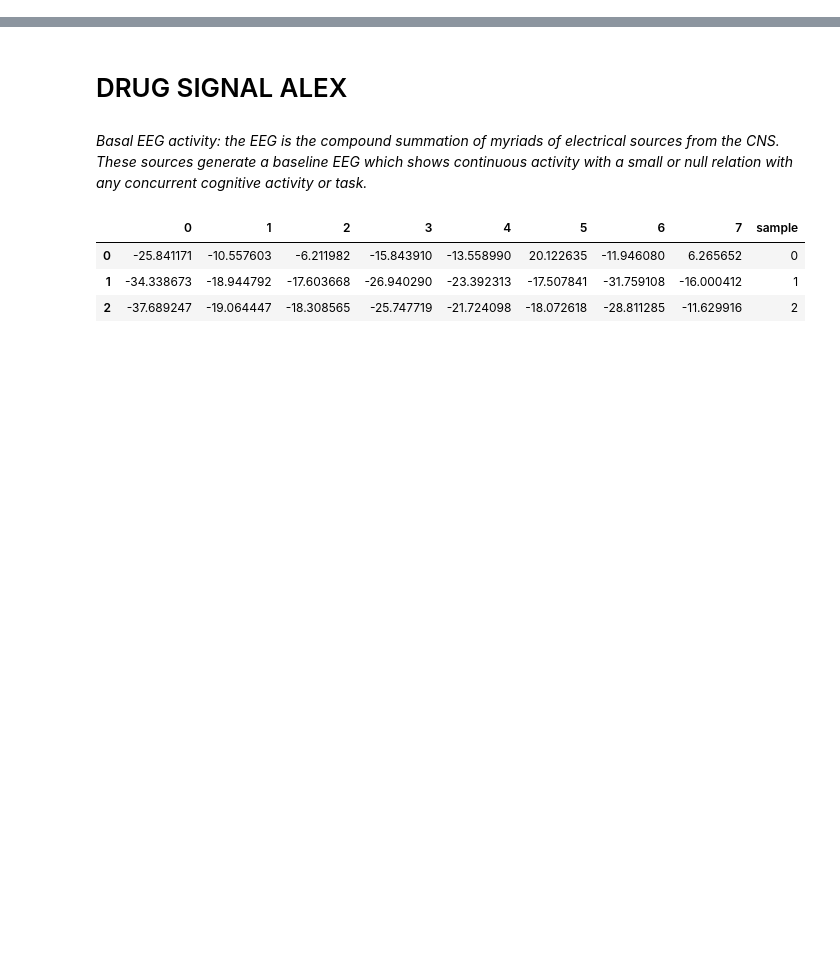
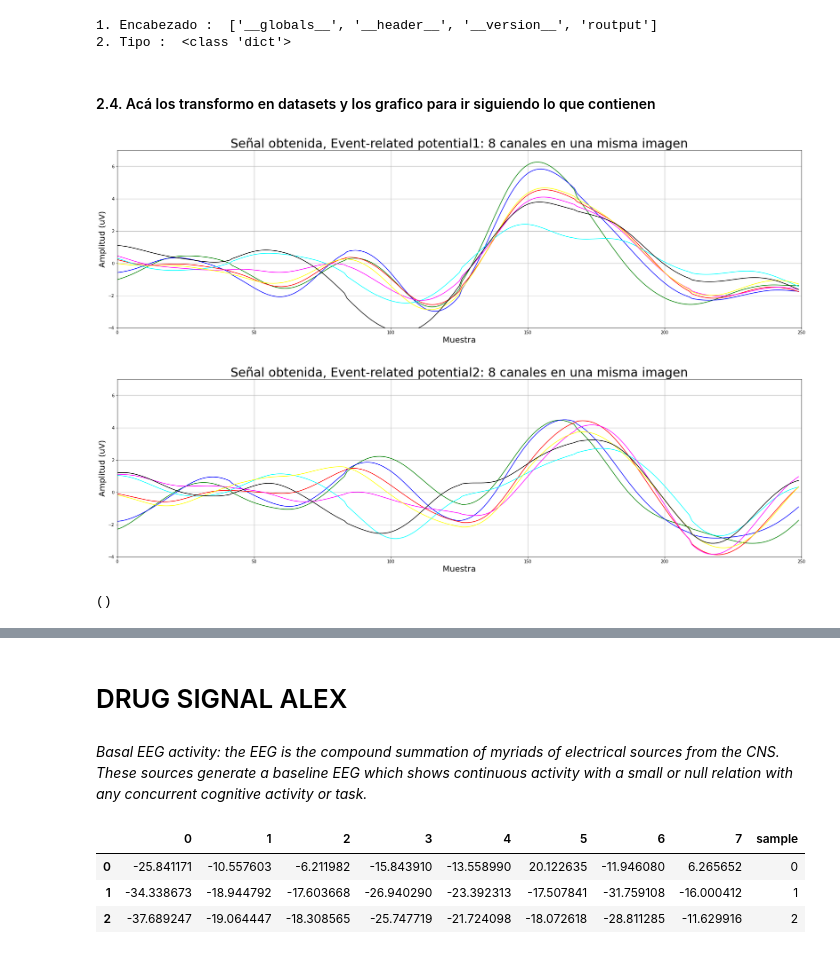
Before and after one commit to alexchavez1980/repo_tesis2, a Jupyter notebook: a_DrugSignal_221122.ipynb, the cells around one changed output, grey strips where cells are left out. Cells and saved outputs as stored; diff of their text form; code cells hidden in the pictures; blank space fills up the shorter version.

```diff
--- a/A_DrugSignal_01.ipynb
+++ b/a_DrugSignal_221122.ipynb
@@ -102,15 +0,0 @@ channelNames
-# %%
-plt.figure(figsize=(30,8))
-axes = plt.gca()
-for i in range(0,8):
-    plt.plot(df_mat4_data['index'], df_mat4_data[i], color[i])
-axes.set_title('Señal obtenida: 8 canales en una misma imagen')
-axes.set_xlabel('Muestra')
-axes.set_ylabel('Amplitud (uV)')
-axes.title.set_size(30)
-axes.xaxis.label.set_size(20)
-axes.yaxis.label.set_size(20)
-plt.axis((0,350000,-1700,2000))
-plt.grid()
-plt.savefig("./images_alex/01 - P300S04_PRUEBA.jpg")
-plt.show()
@@ -264,0 +41,3 @@ plt.show()
+# %%
+xlabel = 'Muestra'
+ylabel = 'Amplitud (uV)'
@@ -264,0 +162,6 @@ plt.show()
+# %%
+print("1. Encabezado : ", sorted(mat))                                      #Informativo
+print("2. Tipo : ", type(mat))
+# %% [output]
+1. Encabezado :  ['__globals__', '__header__', '__version__', 'routput']
+2. Tipo :  <class 'dict'>
@@ -264,0 +184,19 @@ plt.show()
+# %% [markdown]
+#### 2.4. Acá los transformo en datasets y los grafico para ir siguiendo lo que contienen
+# %%
+df_erptemplate1 = to_df(erptemplate1)
+df_erptemplate2 = to_df(erptemplate2)
+
+data_frame = df_erptemplate1
+titulo = 'Señal obtenida, Event-related potential1: 8 canales en una misma imagen'
+dir_savefig = "./images_alex/05 - ERPTemplate01.jpg"
+grafico2(data_frame, titulo, xlabel, ylabel, dir_savefig)
+
+data_frame = df_erptemplate2
+titulo = 'Señal obtenida, Event-related potential2: 8 canales en una misma imagen'
+dir_savefig = "./images_alex/06 - ERPTemplate02.jpg.jpg"
+grafico2(data_frame, titulo, xlabel, ylabel, dir_savefig)
+# %% [output]
+[figure, added]
+[figure, added]
+()
```
Also changed, not shown: parts of 44 cells of this notebook, 28 other files.
